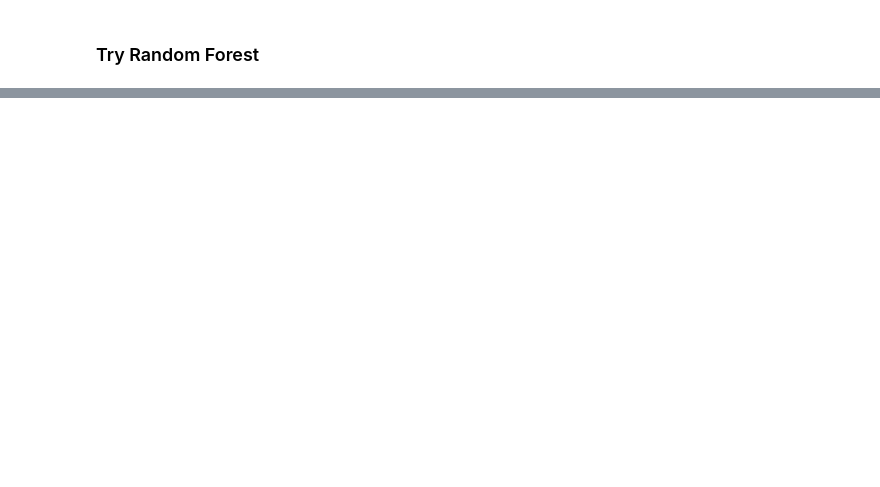
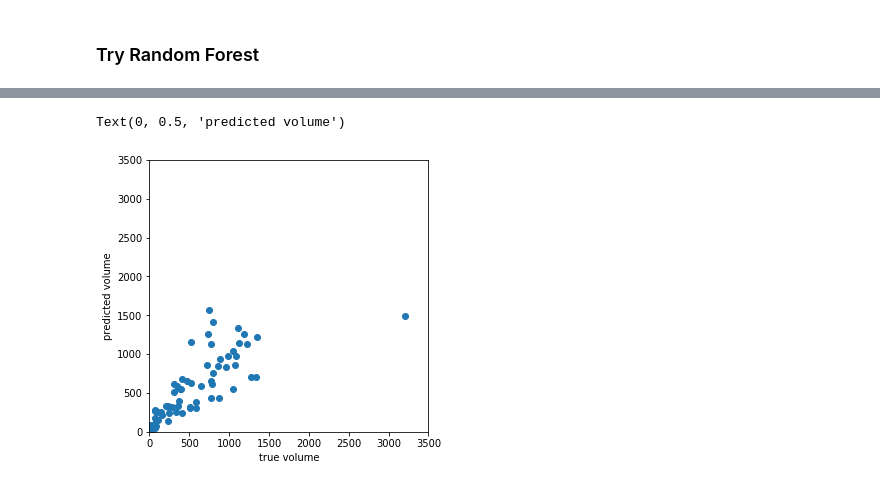
Before and after one commit to euniceky/BOS_BlueBike_Predictions, a Jupyter notebook: BluebikesML.ipynb, the cells around one changed output, grey strips where cells are left out. Cells and saved outputs as stored; diff of their text form; code cells hidden in the pictures; blank space fills up the shorter version.

```diff
--- a/BluebikesML.ipynb
+++ b/BluebikesML.ipynb
@@ -665,0 +676,10 @@ print(regr.score(X_test, y_test))
+# %%
+plt.subplots(figsize=(5,5))
+plt.xlim([0,3500])
+plt.ylim([0,3500])
+plt.scatter(y_test.values, gam.predict(np.array(X_test)))
+plt.xlabel('true volume')
+plt.ylabel('predicted volume')
+# %% [output]
+Text(0, 0.5, 'predicted volume')
+[figure, added]
```
Also changed, not shown: parts of 24 cells of this notebook.
